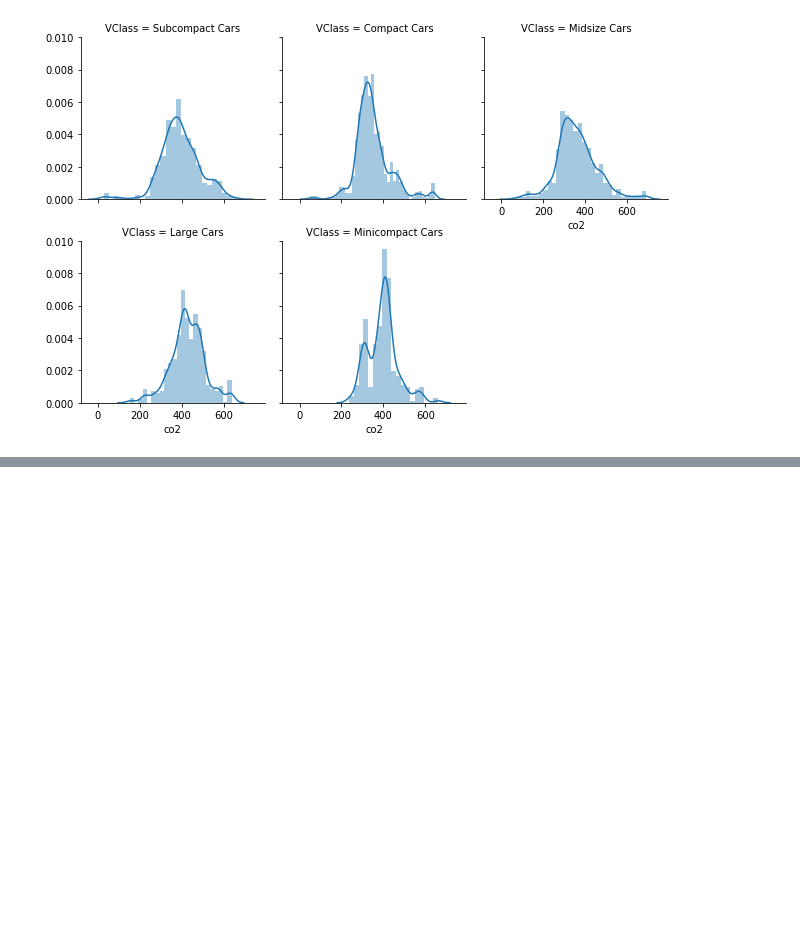
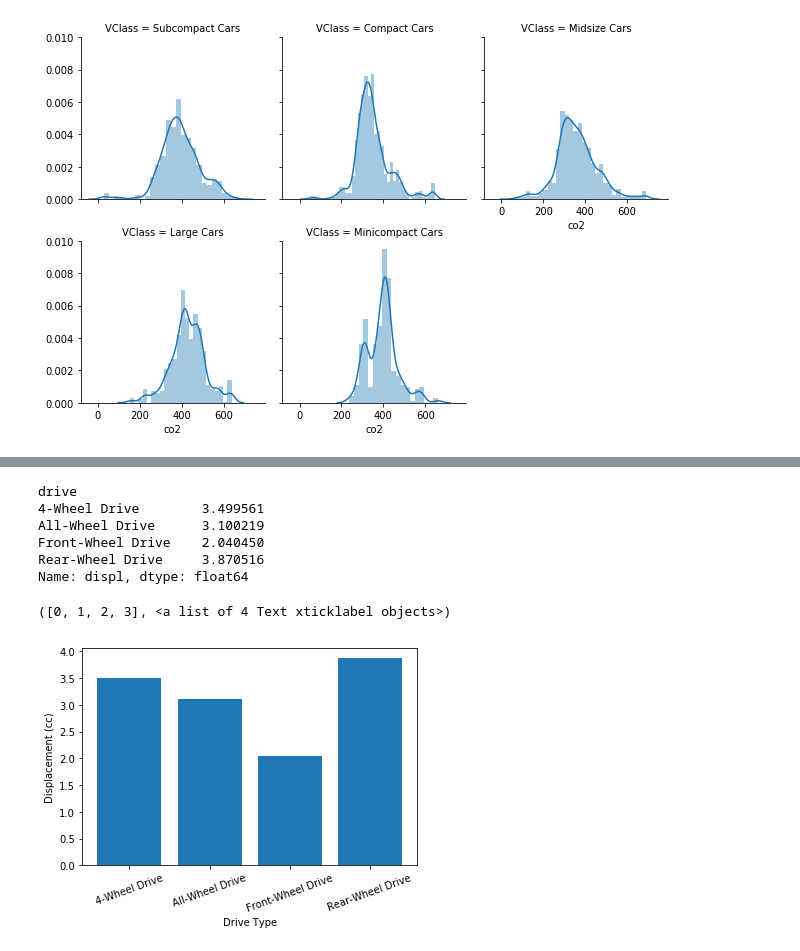
Before and after one commit to rashokanand/python_viz_matplotlib_seaborn, a Jupyter notebook: Bivariate_visualizations.ipynb, the cells around one changed output, grey strips where cells are left out. Saved outputs shown, nothing was run; the diff lists cells and outputs as text; code cells hidden in the pictures; blank space fills up the shorter version.

Commit message:
feat: Bar chart for bivariate

```diff
--- a/Bivariate_visualizations.ipynb
+++ b/Bivariate_visualizations.ipynb
@@ -242,0 +247,18 @@ g.map(sb.distplot,'co2');
+# %%
+c = car_df[car_df.drive.isin(car_df.drive.value_counts().index[:-2])].groupby('drive').displ.mean()
+c
+# %% [output]
+drive
+4-Wheel Drive        3.499561
+All-Wheel Drive      3.100219
+Front-Wheel Drive    2.040450
+Rear-Wheel Drive     3.870516
+Name: displ, dtype: float64
+# %%
+plt.bar(x=c.index,height=c)
+plt.ylabel('Displacement (cc)')
+plt.xlabel('Drive Type')
+plt.xticks(rotation=20)
+# %% [output]
+([0, 1, 2, 3], <a list of 4 Text xticklabel objects>)
+[figure, added]
```
Also changed, not shown: parts of 1 cell of this notebook.
